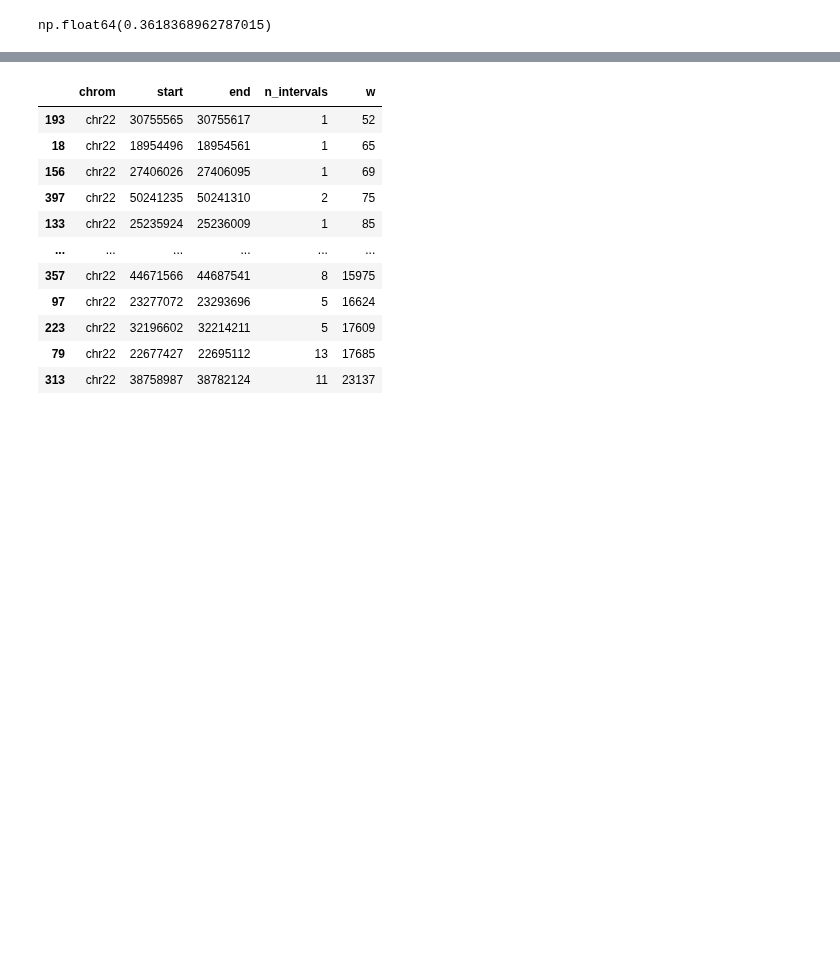
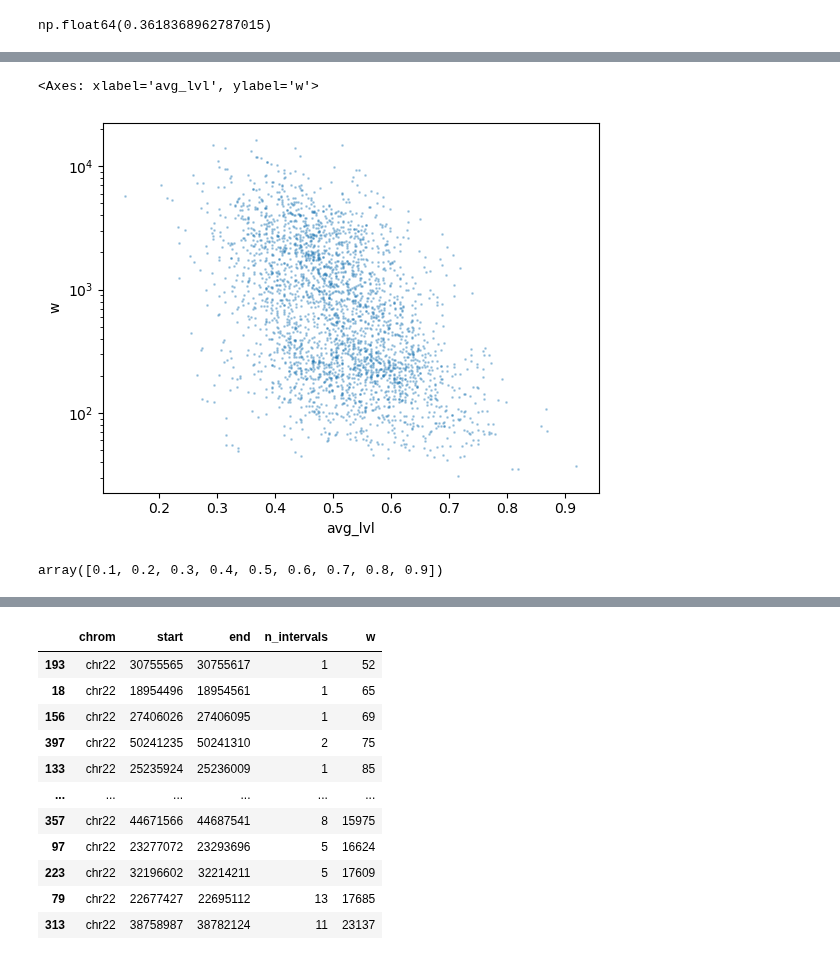
Before and after one commit to princeps091-binf/TFHclust, a Jupyter notebook: scripts/integrate_replicates.ipynb, the cells around one changed output, grey strips where cells are left out. Drawn from its saved outputs; the diff is of its cells as text; code cells hidden in the pictures; blank space fills up the shorter version.

```diff
--- a/scripts/integrate_replicates.ipynb
+++ b/scripts/integrate_replicates.ipynb
@@ -468,0 +489,5 @@ merged_hic_clustering.inter_rep_match_tbl.plot.scatter(x='norm_lvl_rep1',y='norm
+# %%
+merged_hic_clustering.inter_rep_match_tbl.assign(avg_lvl = lambda df_: (df_.norm_lvl_rep1 + df_.norm_lvl_rep2)/2).plot.scatter(x='avg_lvl',y='w',logy=True,s=1,alpha=0.3)
+# %% [output]
+<Axes: xlabel='avg_lvl', ylabel='w'>
+[figure, added]
@@ -468,0 +508,4 @@ merged_hic_clustering.inter_rep_match_tbl.plot.scatter(x='norm_lvl_rep1',y='norm
+# %%
+np.linspace(0.1,0.9,9)
+# %% [output]
+array([0.1, 0.2, 0.3, 0.4, 0.5, 0.6, 0.7, 0.8, 0.9])
```
Also changed, not shown: parts of 10 cells of this notebook.
